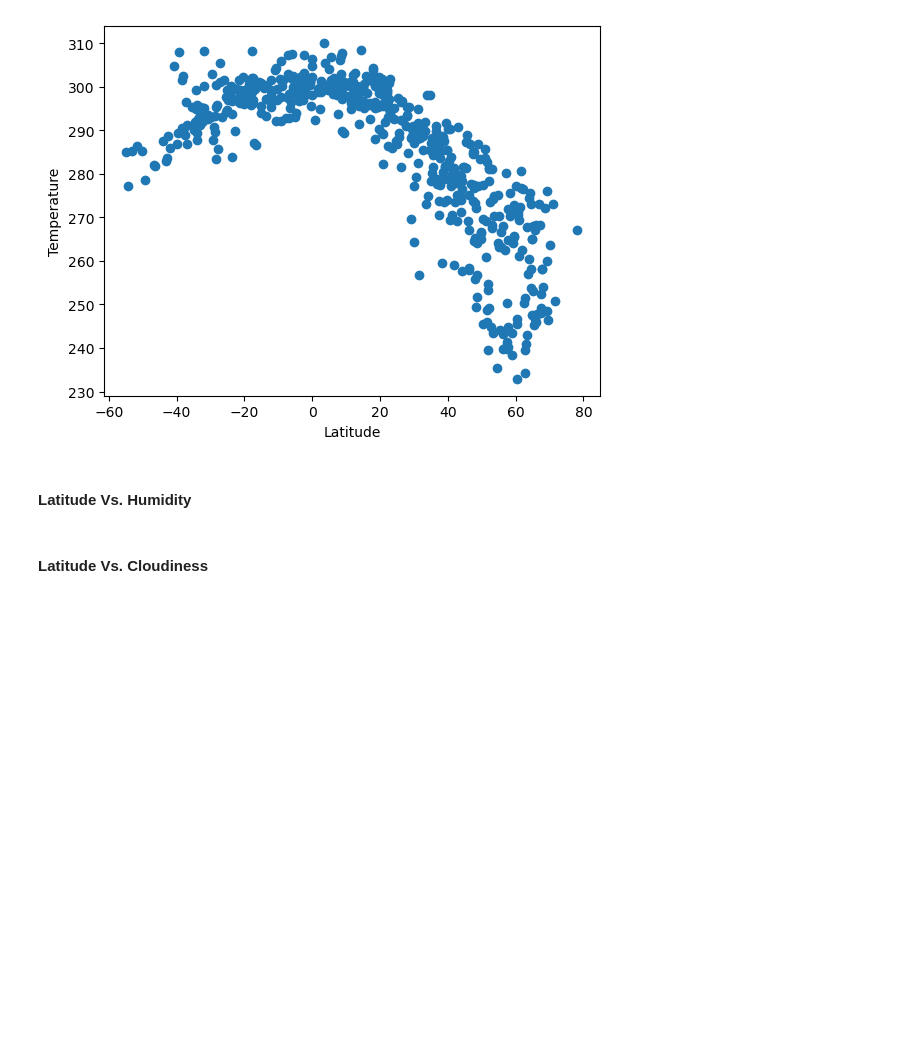
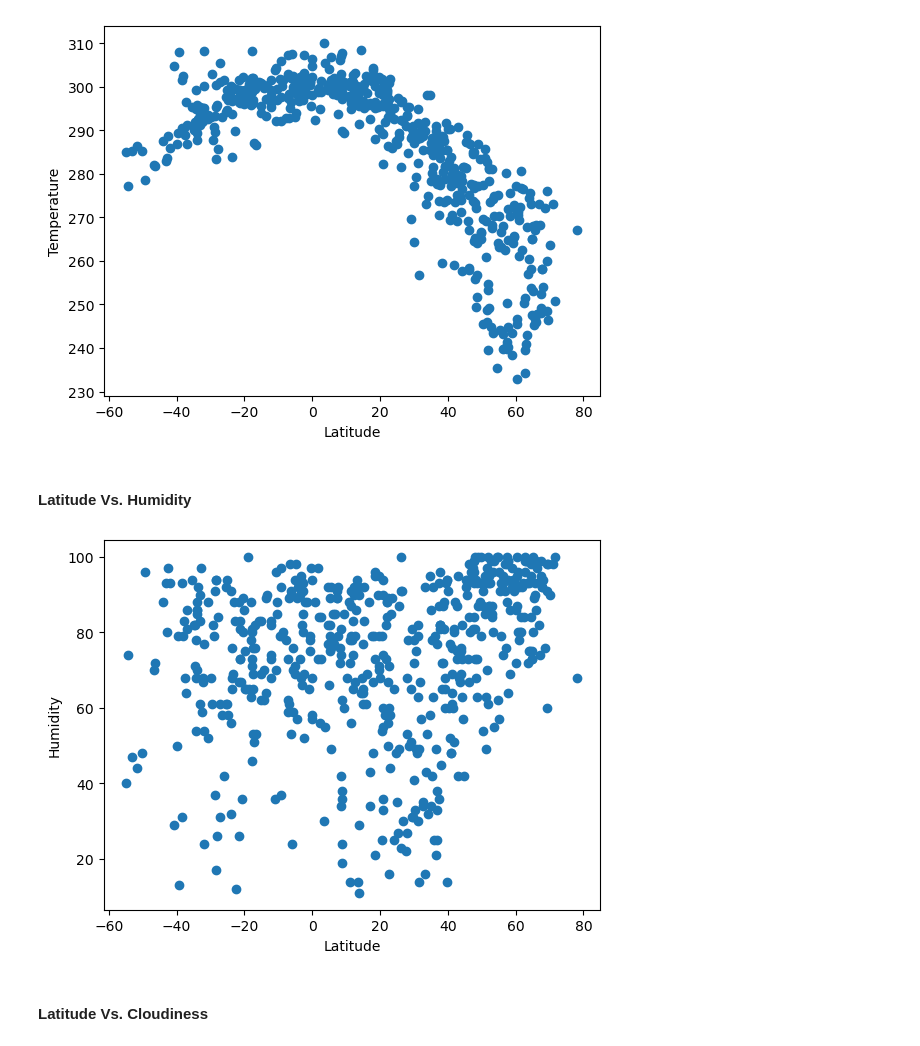
Before and after one commit to KDR9577/python-api-challenge, a Jupyter notebook: WeatherPy/WeatherPy.ipynb, the cells around one changed output. Drawn from its saved outputs; the diff is of its cells as text; code cells hidden in the pictures; blank space fills up the shorter version.

```diff
--- a/WeatherPy/WeatherPy.ipynb
+++ b/WeatherPy/WeatherPy.ipynb
@@ -237,16 +236,21 @@ plt.show()
 #### Latitude Vs. Humidity
 # %%
 # Build the scatter plots for latitude vs. humidity
-# YOUR CODE HERE
+x_values = city_data_df2['Lat']
+y_values = city_data_df2['Humidity']
+plt.scatter(x_values,y_values)
 
 # Incorporate the other graph properties
-# YOUR CODE HERE
+plt.xlabel('Latitude')
+plt.ylabel('Humidity')
 
 # Save the figure
 plt.savefig("output_data/Fig2.png")
 
 # Show plot
 plt.show()
+# %% [output]
+[figure, added]
 # %% [markdown]
 #### Latitude Vs. Cloudiness
 # %%
```
Also changed, not shown: parts of 25 cells of this notebook, 3 other files.
